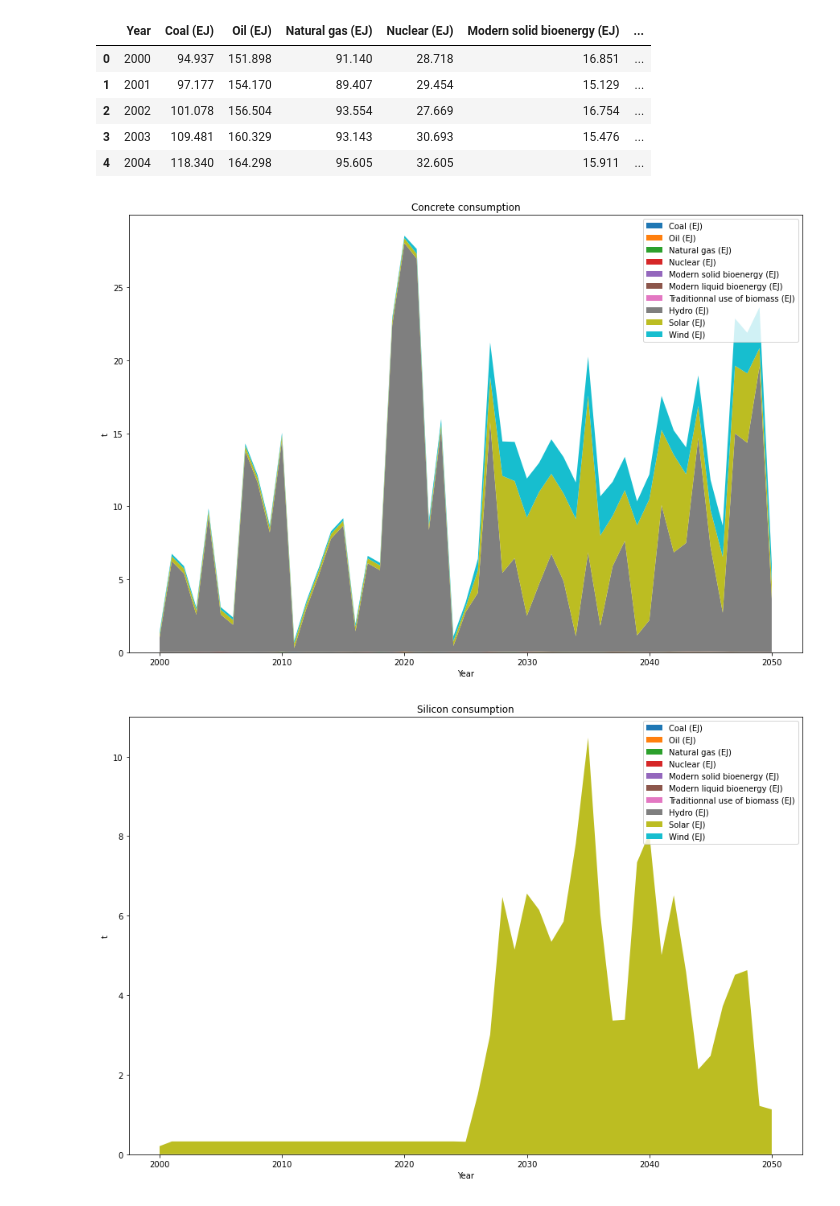
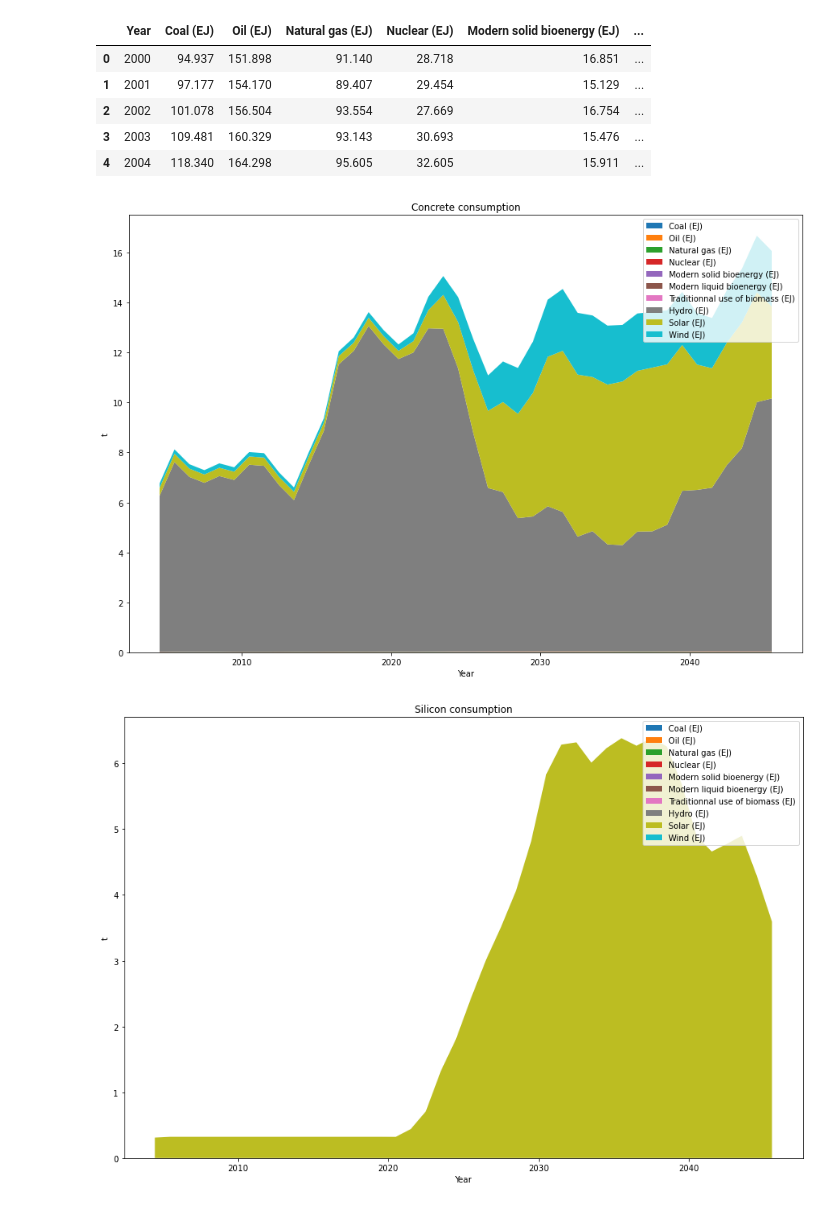
Before and after one commit to leatrin/EnergyLimits, a Jupyter notebook: Codes/netZer.ipynb, the cells around one changed output. Cells and saved outputs as stored; diff of their text form; code cells hidden in the pictures.

```diff
--- a/Codes/netZer.ipynb
+++ b/Codes/netZer.ipynb
@@ -61,11 +61,11 @@ steel = {}
 for i in range(1,len(scenario.columns)-1) :
     name = scenario.columns[i]
     need = metal_demand(scenario[name]*277777777.77778,scenario['Year'], life_time[i-1], steel_en, mass_pow[i-1], pow_by_en_unit[i-1])
-    steel[name] = need*20/(10**9)
+    steel[name] = moving_average(need*20/(10**9), 10)
 
 fig, ax = plt.subplots(1,1,figsize=(15,10))
 
-ax.stackplot(year, steel.values(),
+ax.stackplot(moving_average(year,10), steel.values(),
              labels=dict.keys())
 plt.legend()
 ax.set_title('Steel energy consumption')
@@ -94,11 +94,11 @@ aluminium = {}
 for i in range(1,len(scenario.columns)-1) :
     name = scenario.columns[i]
     need = metal_demand(scenario[name]*277777777.77778,scenario['Year'], life_time[i-1], al_en, mass_pow_al[i-1], pow_by_en_unit[i-1])
-    aluminium[name] = need*190/(10**9)
+    aluminium[name] = moving_average(need*190/(10**9), 10)
 
 fig, ax = plt.subplots(1,1,figsize=(15,10))
 
-ax.stackplot(year, aluminium.values(),
+ax.stackplot(moving_average(year, 10), aluminium.values(),
              labels=dict.keys())
 plt.legend()
 ax.set_title('Aluminium consumption')
@@ -120,27 +120,27 @@ scenario.head()
 # %%
 life_time = [40,40,40,40,40,40,40,40,25,20]
 concrete_en = 5.6 #GJ/t
 mass_pow_concrete = [10,10,10,15,1,1,1,7500,1100, 700] #t/MW
 pow_by_en_unit = [8760,8760, 8760, 5263, 8760,8760,8760, 3290, 1219, 1952] #h
 
 concrete = {}
 for i in range(1,len(scenario.columns)-1) :
     name = scenario.columns[i]
     need = metal_demand(scenario[name]*277777777.77778,scenario['Year'], life_time[i-1], al_en, mass_pow_concrete[i-1], pow_by_en_unit[i-1])
-    concrete[name] = need*5.6/(10**9)
+    concrete[name] = moving_average(need*5.6/(10**9), 10)
 
 fig, ax = plt.subplots(1,1,figsize=(15,10))
 
-ax.stackplot(year, concrete.values(),
+ax.stackplot(moving_average(year,10), concrete.values(),
              labels=dict.keys())
 plt.legend()
 ax.set_title('Concrete consumption')
 ax.set_xlabel('Year')
 ax.set_ylabel('t')
 
 plt.show()
 # %% [output]
-[figure, old version]
+[figure, new version]
 # %%
 life_time = [40,40,40,40,40,40,40,40,25,20]
 si_en = 1100 #GJ/t
@@ -151,11 +151,11 @@ si={}
 for i in range(1,len(scenario.columns)-1) :
     name = scenario.columns[i]
     need = metal_demand(scenario[name]*277777777.77778,scenario['Year'], life_time[i-1], al_en, mass_pow_si[i-1], pow_by_en_unit[i-1])
-    si[name] = need*1000/(10**9)
+    si[name] = moving_average(need*1000/(10**9), 10)
 
 fig, ax = plt.subplots(1,1,figsize=(15,10))
 
-ax.stackplot(year, si.values(),
+ax.stackplot(moving_average(year, 10), si.values(),
              labels=dict.keys())
 plt.legend()
 ax.set_title('Silicon consumption')
@@ -164,7 +164,7 @@ ax.set_ylabel('t')
 
 plt.show()
 # %% [output]
-[figure, old version]
+[figure, new version]
 # %%
 energy={}
 for key in list(steel.keys()) :
```
Also changed, not shown: parts of 5 cells of this notebook, 13 other files.
